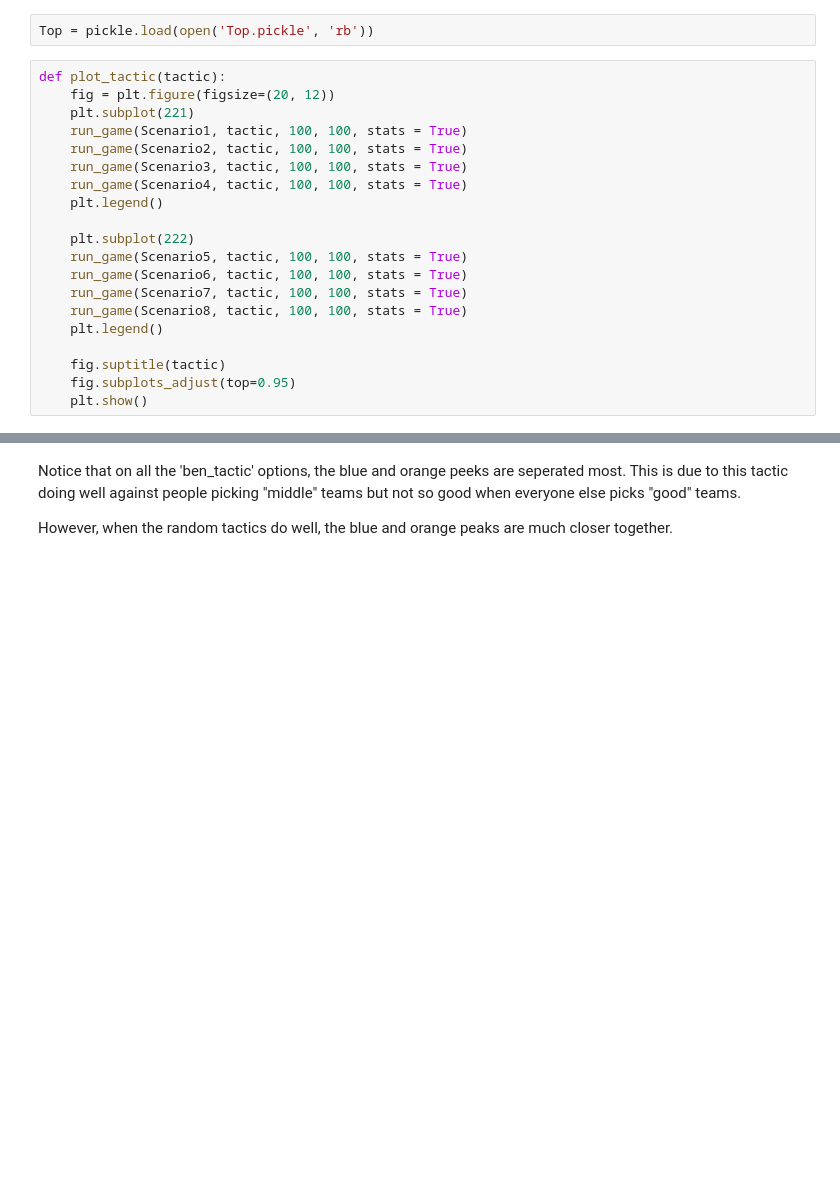
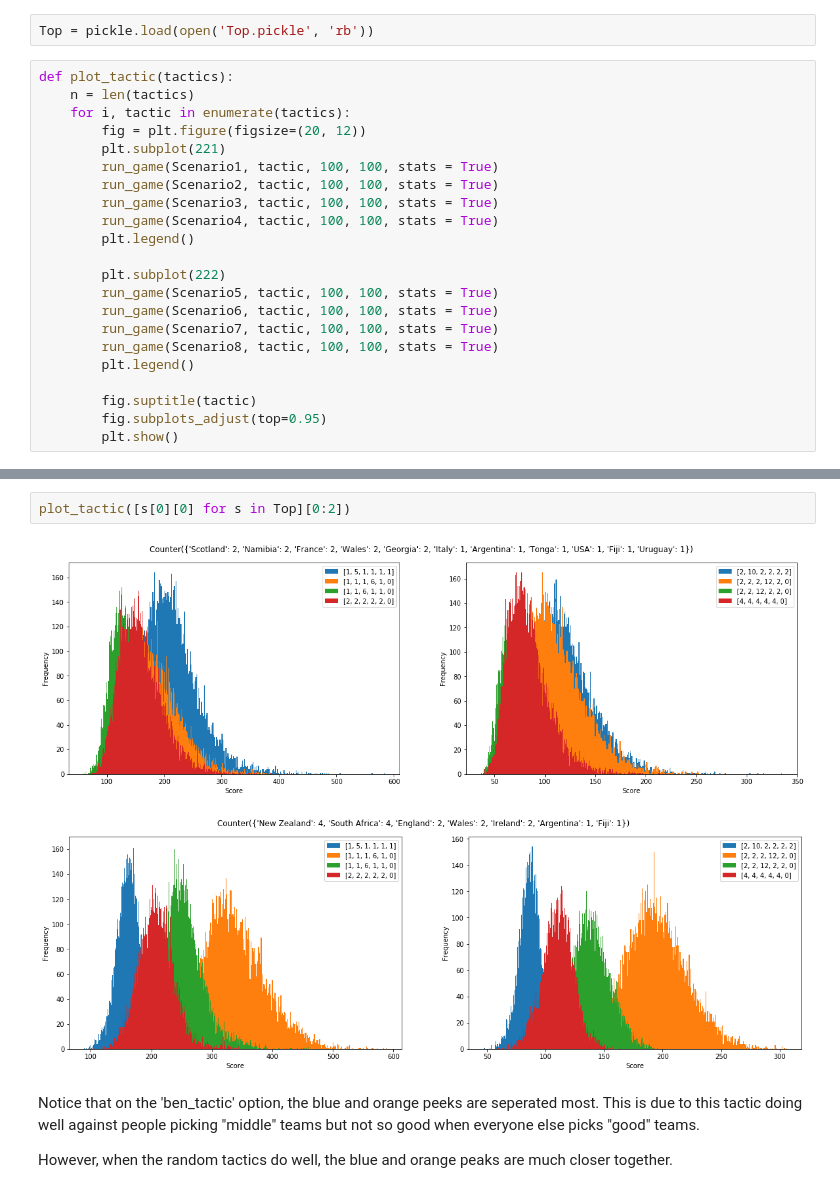
Before and after one commit to neb0123/Rugby2019Predictor, a Jupyter notebook: FinalReport/RugbyPredict.ipynb, the cells around one changed output, grey strips where cells are left out. Saved outputs shown, nothing was run; the diff lists cells and outputs as text; blank space fills up the shorter version.

```diff
--- a/FinalReport/RugbyPredict.ipynb
+++ b/FinalReport/RugbyPredict.ipynb
@@ -575,22 +558,24 @@ with open('Top.pickle', 'wb') as handle:
 # %%
 Top = pickle.load(open('Top.pickle', 'rb'))
 # %%
-def plot_tactic(tactic):
-    fig = plt.figure(figsize=(20, 12))
-    plt.subplot(221)
-    run_game(Scenario1, tactic, 100, 100, stats = True)
-    run_game(Scenario2, tactic, 100, 100, stats = True)
-    run_game(Scenario3, tactic, 100, 100, stats = True)
-    run_game(Scenario4, tactic, 100, 100, stats = True)
-    plt.legend()
+def plot_tactic(tactics):
+    n = len(tactics)
+    for i, tactic in enumerate(tactics):
+        fig = plt.figure(figsize=(20, 12))
+        plt.subplot(221)
+        run_game(Scenario1, tactic, 100, 100, stats = True)
+        run_game(Scenario2, tactic, 100, 100, stats = True)
+        run_game(Scenario3, tactic, 100, 100, stats = True)
+        run_game(Scenario4, tactic, 100, 100, stats = True)
+        plt.legend()
 
-    plt.subplot(222)
-    run_game(Scenario5, tactic, 100, 100, stats = True)
-    run_game(Scenario6, tactic, 100, 100, stats = True)
-    run_game(Scenario7, tactic, 100, 100, stats = True)
-    run_game(Scenario8, tactic, 100, 100, stats = True)
-    plt.legend()
+        plt.subplot(222)
+        run_game(Scenario5, tactic, 100, 100, stats = True)
+        run_game(Scenario6, tactic, 100, 100, stats = True)
+        run_game(Scenario7, tactic, 100, 100, stats = True)
+        run_game(Scenario8, tactic, 100, 100, stats = True)
+        plt.legend()
 
-    fig.suptitle(tactic)
-    fig.subplots_adjust(top=0.95)
-    plt.show()
+        fig.suptitle(tactic)
+        fig.subplots_adjust(top=0.95)
+        plt.show()
@@ -615,4 +582,9 @@ for top3 in Top:
+# %%
+plot_tactic([s[0][0] for s in Top][0:2])
+# %% [output]
+[figure, added]
+[figure, added]
 # %% [markdown]
-Notice that on all the 'ben_tactic' options, the blue and orange peeks are seperated most. This is due to this tactic doing well against people picking "middle" teams but not so good when everyone else picks "good" teams.
+Notice that on the 'ben_tactic' option, the blue and orange peeks are seperated most. This is due to this tactic doing well against people picking "middle" teams but not so good when everyone else picks "good" teams.
 
 However, when the random tactics do well, the blue and orange peaks are much closer together.
```
Also changed, not shown: parts of 29 cells of this notebook.
